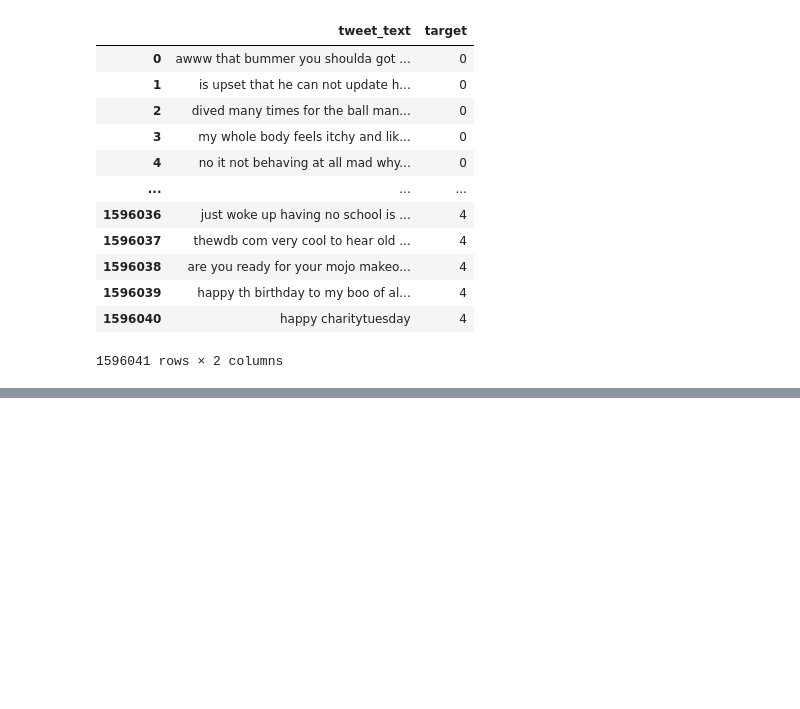
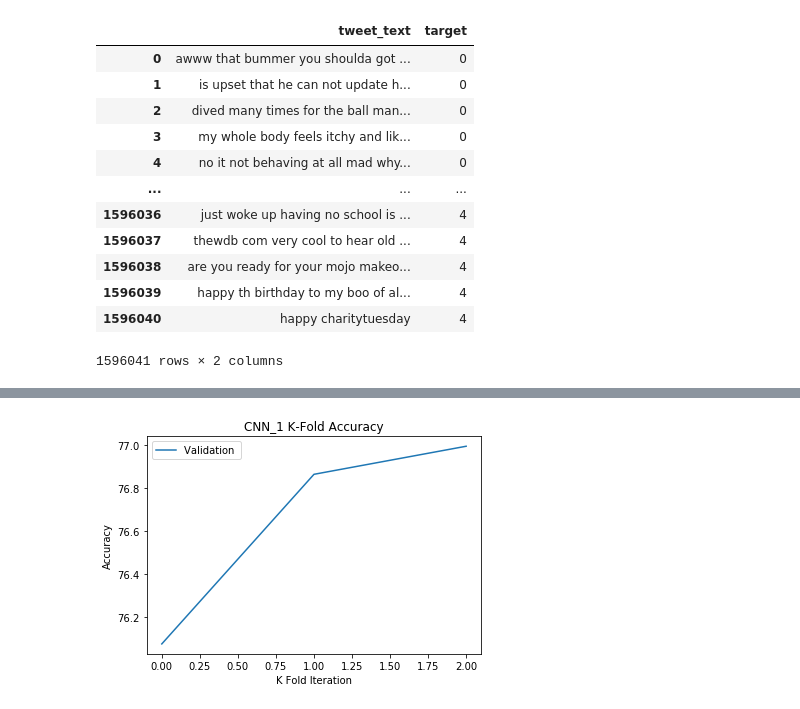
Before and after one commit to junha1532/SentimentAnalysis, a Jupyter notebook: CNN_Sentiment.ipynb, the cells around one changed output, grey strips where cells are left out. Cells and saved outputs as stored; diff of their text form; code cells hidden in the pictures; blank space fills up the shorter version.

```diff
--- a/CNN_Sentiment.ipynb
+++ b/CNN_Sentiment.ipynb
@@ -250,0 +325,21 @@ numpy.ndarray
+# %%
+#Implement K-Fold cross validation
+
+early_stopping = keras.callbacks.EarlyStopping(patience=3, verbose=2, mode='auto', min_delta=0.00005)
+
+folds = StratifiedKFold(n_splits=3, shuffle=True, random_state=1)
+cvscores = []
+i = 0
+
+
+for train, test in folds.split(X_train, y_train):
+  print("Fold: ", i)
+
+  model = get_model(embedding_matrix, 50)
+
+  history = model.fit(X_train[train], y_train[train], batch_size=32, epochs=15, verbose=1)
+
+  scores = model.evaluate(X_train[test], y_train[test], verbose=1)
+  print("%s: %.2f%%" % (model.metrics_names[1], scores[1]*100))
+  cvscores.append(scores[1] * 100)
+  i += 1
@@ -304,0 +437,11 @@ plt.show()
+# %%
+plt.plot(cvscores)
+#plt.plot(history.history['val_acc'])
+
+plt.title('CNN_1 K-Fold Accuracy')
+plt.ylabel('Accuracy')
+plt.xlabel('K Fold Iteration')
+plt.legend(['Validation '], loc = 'upper left')
+plt.show()
+# %% [output]
+[figure, added]
```
Also changed, not shown: parts of 56 cells of this notebook.
